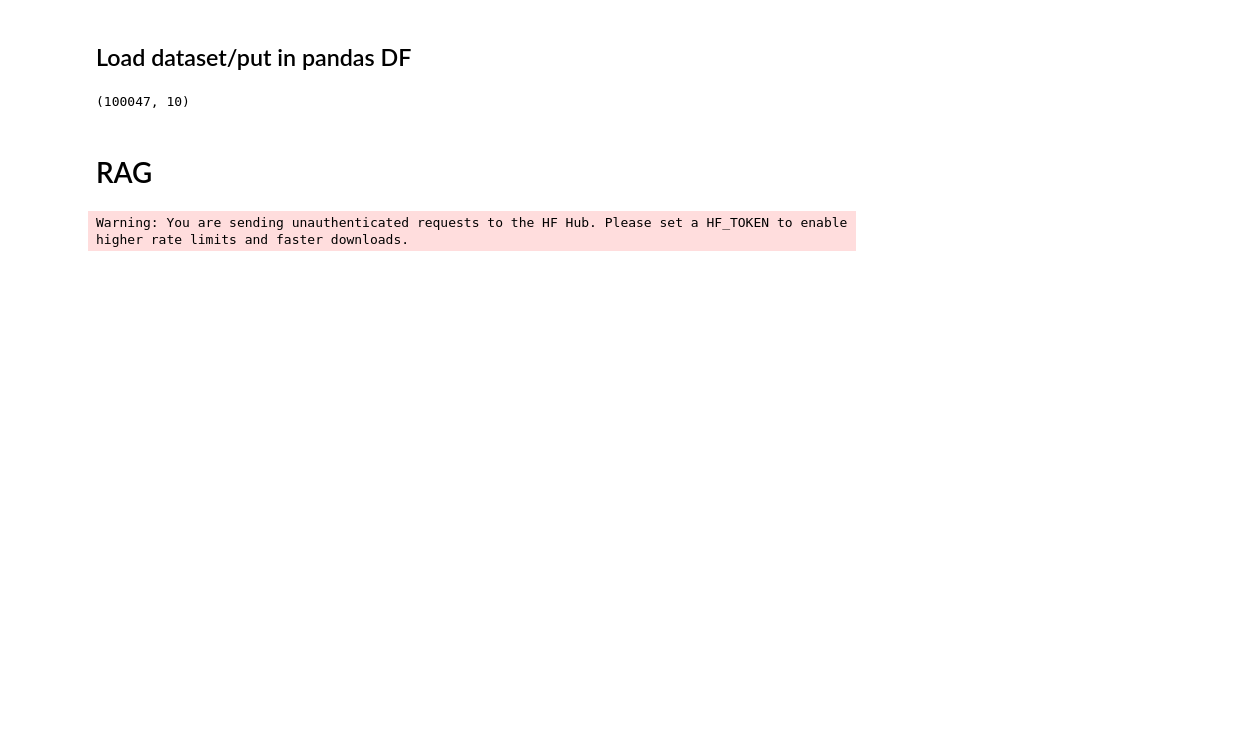
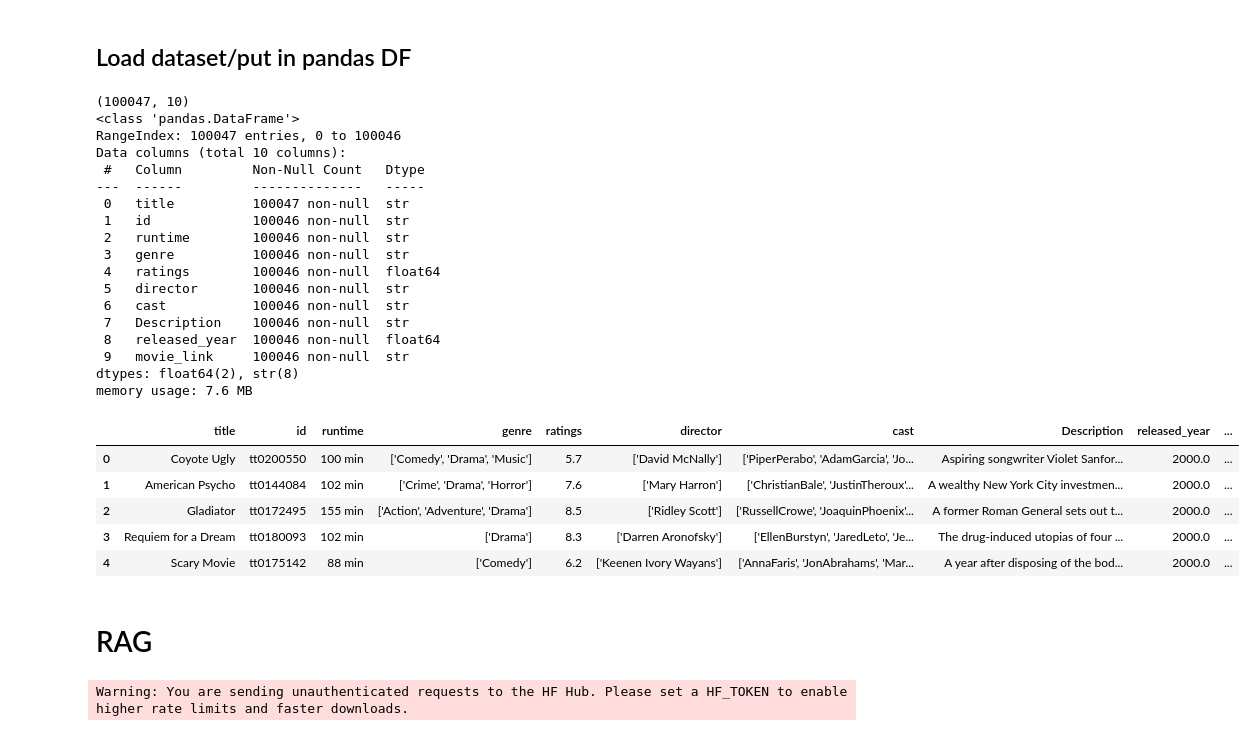
Before and after one commit to Yl9464/movie-assistant, a Jupyter notebook: MovieAssistant.ipynb, the cells around one changed output. Cells and saved outputs as stored; diff of their text form; code cells hidden in the pictures; blank space fills up the shorter version.

```diff
--- a/MovieAssistant.ipynb
+++ b/MovieAssistant.ipynb
@@ -46,12 +52,35 @@ movies_df = pd.read_csv(os.path.join(path, file_path))
 # %%
 #explore data
 print(movies_df.shape)
-# movies_df.columns.tolist()
-# movies_df.info()
-# movies_df.describe()
-# movies_df.head()
+movies_df.columns.tolist()
+movies_df.info()
+movies_df.describe()
+movies_df.head()
 # %% [output]
 (100047, 10)
+<class 'pandas.DataFrame'>
+RangeIndex: 100047 entries, 0 to 100046
+Data columns (total 10 columns):
+ #   Column         Non-Null Count   Dtype
+---  ------         --------------   -----
+ 0   title          100047 non-null  str
+ 1   id             100046 non-null  str
+ 2   runtime        100046 non-null  str
+ 3   genre          100046 non-null  str
+ 4   ratings        100046 non-null  float64
+ 5   director       100046 non-null  str
+ 6   cast           100046 non-null  str
+ 7   Description    100046 non-null  str
+ 8   released_year  100046 non-null  float64
+ 9   movie_link     100046 non-null  str
+dtypes: float64(2), str(8)
+memory usage: 7.6 MB
+|  | title | id | runtime | genre | ratings | director | cast | Description | released_year | ... |
+| 0 | Coyote Ugly | tt0200550 | 100 min | ['Comedy', 'Drama', 'Music'] | 5.7 | ['David McNally'] | ['PiperPerabo', 'AdamGarcia', 'Jo... | Aspiring songwriter Violet Sanfor... | 2000.0 | ... |
+| 1 | American Psycho | tt0144084 | 102 min | ['Crime', 'Drama', 'Horror'] | 7.6 | ['Mary Harron'] | ['ChristianBale', 'JustinTheroux'... | A wealthy New York City investmen... | 2000.0 | ... |
+| 2 | Gladiator | tt0172495 | 155 min | ['Action', 'Adventure', 'Drama'] | 8.5 | ['Ridley Scott'] | ['RussellCrowe', 'JoaquinPhoenix'... | A former Roman General sets out t... | 2000.0 | ... |
+| 3 | Requiem for a Dream | tt0180093 | 102 min | ['Drama'] | 8.3 | ['Darren Aronofsky'] | ['EllenBurstyn', 'JaredLeto', 'Je... | The drug-induced utopias of four ... | 2000.0 | ... |
+| 4 | Scary Movie | tt0175142 | 88 min | ['Comedy'] | 6.2 | ['Keenen Ivory Wayans'] | ['AnnaFaris', 'JonAbrahams', 'Mar... | A year after disposing of the bod... | 2000.0 | ... |
 # %% [markdown]
 # RAG
 # %%
```
Also changed, not shown: parts of 18 cells of this notebook.
